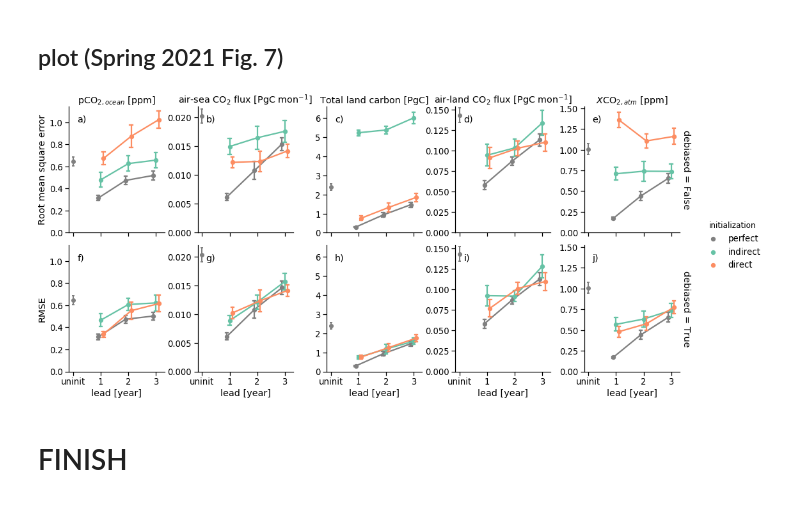
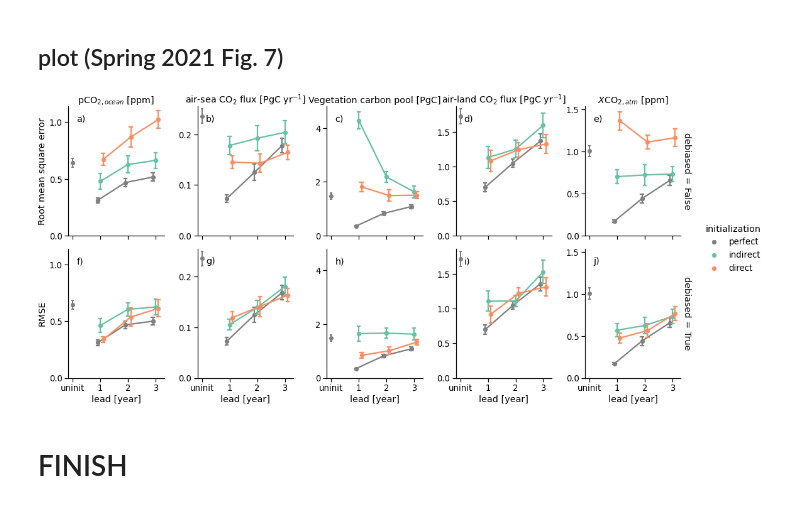
Before and after one commit to aaronspring/Spring_etal_2021_ESD, a Jupyter notebook: notebooks/predictability_after_reconstruction.ipynb, the cells around one changed output. Cells and saved outputs as stored; diff of their text form; code cells hidden in the pictures.

```diff
--- a/notebooks/predictability_after_reconstruction.ipynb
+++ b/notebooks/predictability_after_reconstruction.ipynb
@@ -235,8 +289,8 @@ inits = inits.update(
 init_types_runnames = ["vga0220a_Rerun", "ATMTSI", "ATMTSIDICALKlandr"]
 # %%
 %%time
-controls = convert_C(xr.open_zarr(ocean_zarr).sel(run=init_types_runnames)[['spco2','fgco2']]).map(global_agg,area=ocean_area)
-controls = controls.update(convert_C(xr.open_zarr(atm_zarr).sel(run=init_types_runnames)[['box_Cpools_total','co2_flx_land','CO2']]).map(global_agg,area=land_area)).compute()
+controls = convert_C(xr.open_zarr(ocean_zarr).sel(run=init_types_runnames)[['spco2']]).map(global_agg,area=ocean_area)
+controls = controls.update(convert_C(xr.open_zarr(atm_zarr).sel(run=init_types_runnames)[['co2_flx_ocean','cVeg','co2_flx_land','CO2']]).map(global_agg,area=land_area)).compute()
 # %% [output]
 converted spco2 from Pa to ppm
 converted CO2 from kg kg-1 to ppm
@@ -467,0 +520,6 @@ inits2["debiased"] = inits_ym2["debiased"]
+# %%
+def convert_to_annual_units(inits_ym2):
+    for v in ['co2_flx_land','co2_flx_ocean']:
+        inits_ym2[v]=inits_ym2[v] * 12
+        inits_ym2[v].attrs['units']=inits_ym2[v].attrs['units'].replace('mon','yr')
+    return inits_ym2
@@ -483,6 +541,8 @@ skillysdr = pmysdr.verify(metric=metric, **cp_kwargs)
 # do somewhere above?
 skillysdr = skillysdr.map(latexify_units)
 skillysdr = skillysdr.map(add_showname)
+# %%
+skillysdr = convert_to_annual_units(skillysdr)
 # %%
 # get in data into long format: https://seaborn.pydata.org/tutorial/data_structure.html#long-form-vs-wide-form-data
 df = skillysdr.to_dataframe()
@@ -519,6 +579,7 @@ uninit = xr.concat(
     dim="member",
 )
 
+uninit = convert_to_annual_units(uninit)
 pm_unint = PerfectModelEnsemble(uninit)
 
 uninit_skill = pm_unint.verify(metric=metric, **cp_kwargs)
@@ -568,38 +629,41 @@ for i in g.axes[0]:
     )
 
 # plot uninit skill in gray to
-g.set(ylim=(0, None), xticks=[-1, 0, 1, 2], xticklabels=["uninit", 1, 2, 3])
+g.set(xticks=[-1, 0, 1, 2], xticklabels=["uninit", 1, 2, 3], ylim=(0, None))
 
 c_uninit = "gray"
 for i, a in enumerate(g.axes.flatten()):
     dv = list(uninit_skill_mean.data_vars)
     vv = dv[i % len(dv)]
+    a.locator_params(axis="y", nbins=4)  # show less yticks
     a.errorbar(
         -1,
         uninit_skill_mean[vv],
         yerr=[[uninit_skill_std[vv]], [uninit_skill_std[vv]]],
         c=c_uninit,
         lw=2,
         marker="o",
         capsize=2,
         ecolor=c_uninit,
         capthick=2,
         elinewidth=2,
     )
+    a.tick_params(labelleft=True)  # show yticks always
     # increase ylim if needed
     ymax = uninit_skill_mean[vv] + uninit_skill_std[vv]
     if a.get_ylim()[-1] < ymax:
         a.set_ylim([None, ymax * 1.02])
+
 
 add_figurelabels(g.axes, pad=0.8)
 g.fig.subplots_adjust(wspace=0.35, hspace=0.1)
 plt.savefig(
     "carbon_predictability_after_reconstruction.png",
     transparent=True,
     bbox_inches="tight",
     pad_inches=0,
 )
 # %% [output]
-[figure, old version]
+[figure, new version]
 # %% [markdown]
 # FINISH
```
Also changed, not shown: parts of 36 cells of this notebook, 4 other files.
